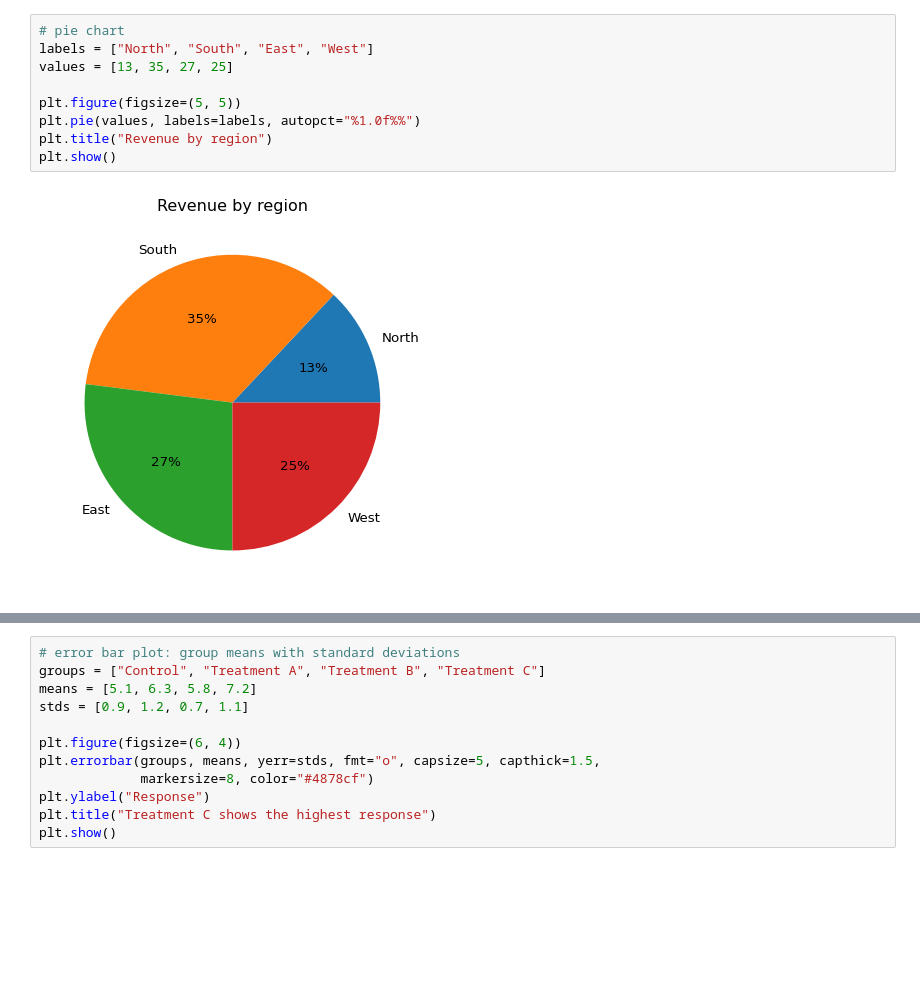
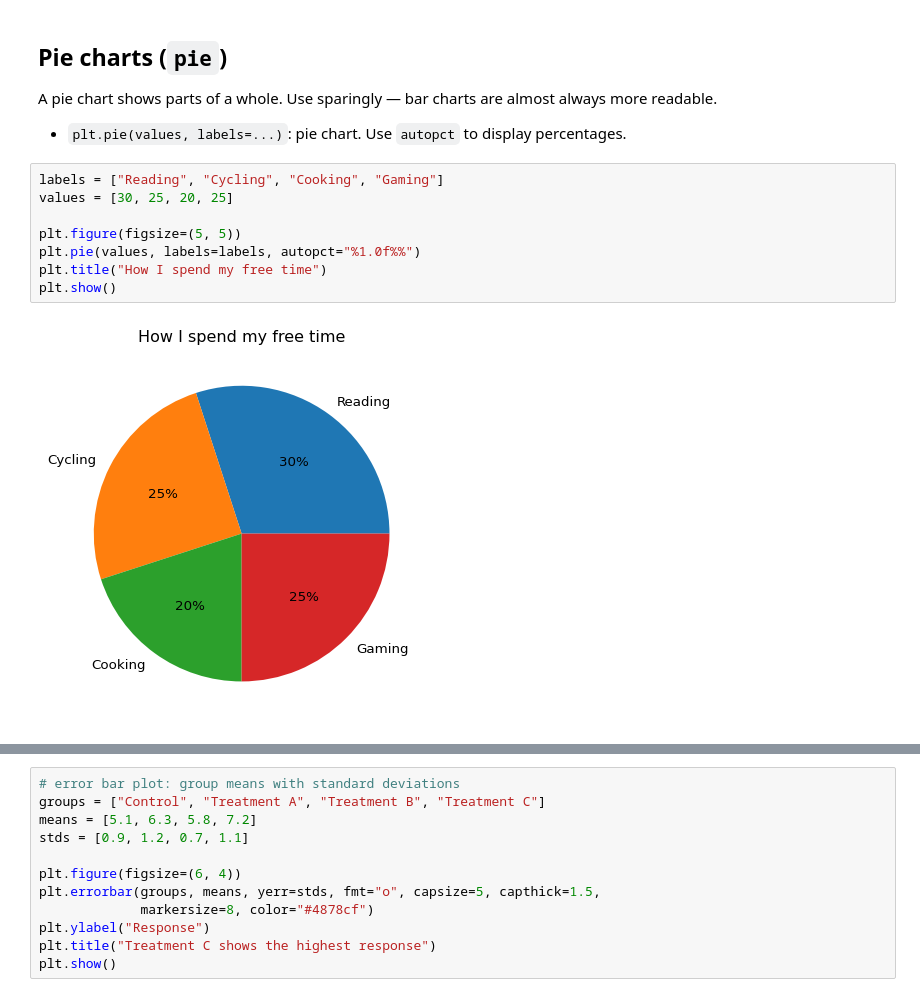
Before and after one commit to pfaffelh/python_for_data, a Jupyter notebook: docs/notebooks/08_visualizing_data.ipynb, the cells around one changed output, grey strips where cells are left out. Saved outputs shown, nothing was run; the diff lists cells and outputs as text; blank space fills up the shorter version.

```diff
--- a/docs/notebooks/08_visualizing_data.ipynb
+++ b/docs/notebooks/08_visualizing_data.ipynb
@@ -143,14 +137,21 @@ plt.legend()
 plt.show()
 # %% [output]
 [figure]
+# %% [markdown]
+## Pie charts (`pie`)
+
+A pie chart shows parts of a whole. Use sparingly — bar charts are
+almost always more readable.
+
+- `plt.pie(values, labels=...)`: pie chart. Use `autopct` to display
+  percentages.
 # %%
-# pie chart
-labels = ["North", "South", "East", "West"]
-values = [13, 35, 27, 25]
+labels = ["Reading", "Cycling", "Cooking", "Gaming"]
+values = [30, 25, 20, 25]
 
 plt.figure(figsize=(5, 5))
 plt.pie(values, labels=labels, autopct="%1.0f%%")
-plt.title("Revenue by region")
+plt.title("How I spend my free time")
 plt.show()
 # %% [output]
-[figure, old version]
+[figure, new version]
```
Also changed, not shown: parts of 27 cells of this notebook, 58 other files.
